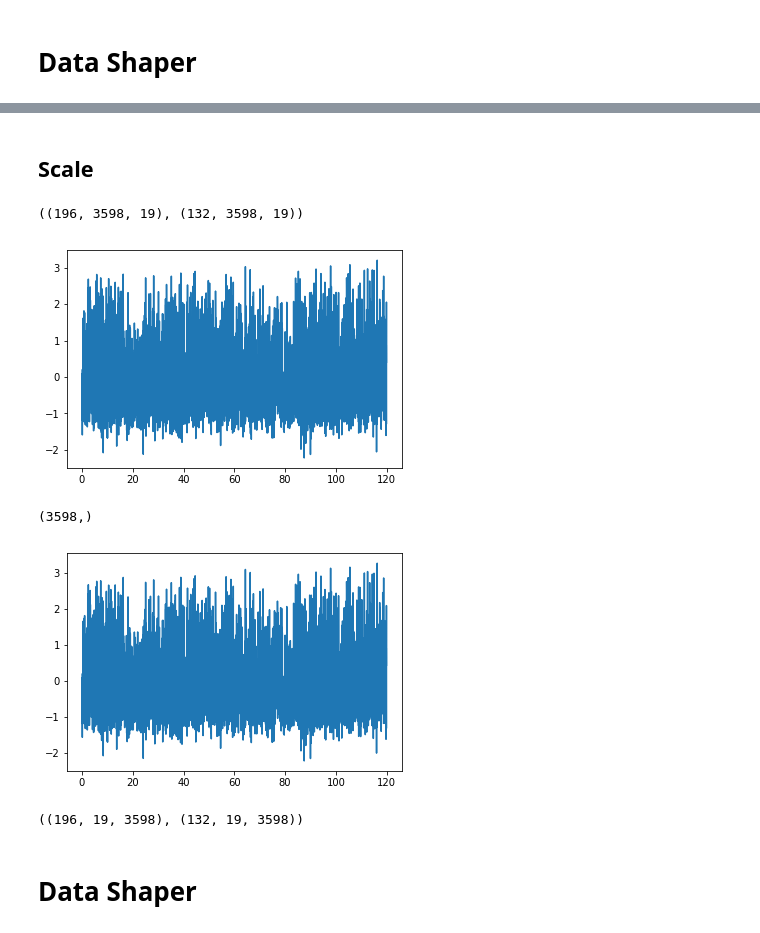
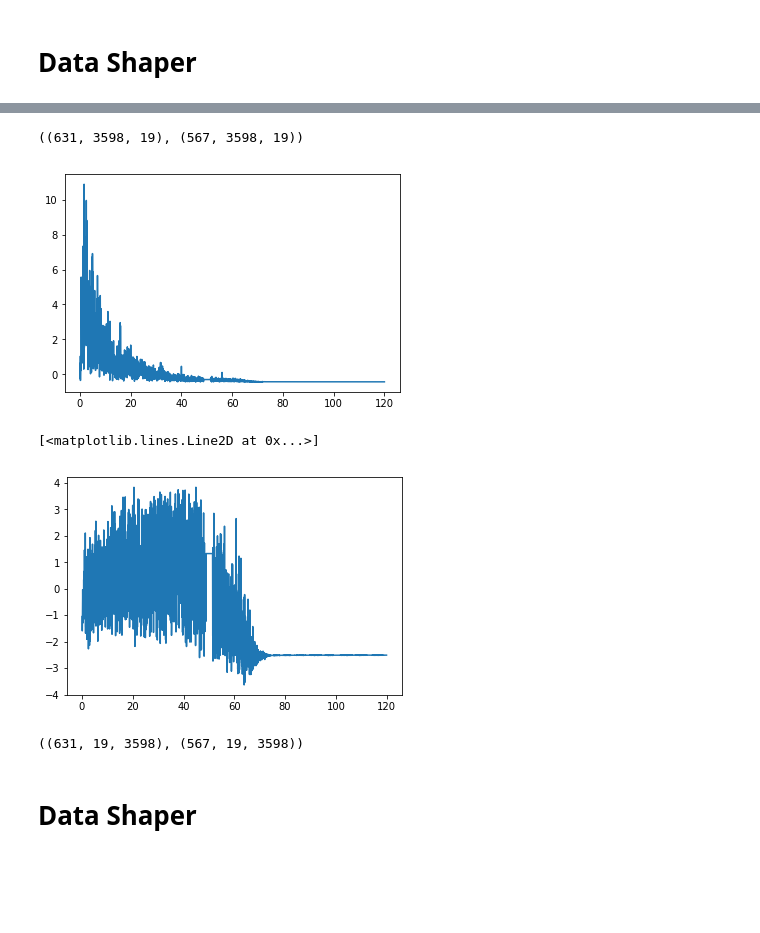
Before and after one commit to alifele/EEG-SelfResearch, a Jupyter notebook: colab_ANN_with_FFT.ipynb, the cells around one changed output, grey strips where cells are left out. Saved outputs shown, nothing was run; the diff lists cells and outputs as text; code cells hidden in the pictures; blank space fills up the shorter version.

```diff
--- a/colab_ANN_with_FFT.ipynb
+++ b/colab_ANN_with_FFT.ipynb
@@ -78,11 +118,19 @@ f_min = f[ind_min]
 print(f_min, f_max, ind_min, ind_max)
 
 
-sam_FT = np.abs(fft(data['D'][1][6]))
+sam_FT = np.abs(fft(data['D'][50][7]))
 
 # The 50 Htz noise elimination information
 
-noise = f[sam_FT == np.max(sam_FT[list(f<55) and list(f>45)])][0]
+f_45 = f>45
+f_55 = f<55
+f_bar = f<45
+
+for i in range(f.shape[0]):
+  f_bar[i] = f_45[i] and f_55[i]
+
+
+noise = f[sam_FT == np.max(sam_FT[f_bar])][0]
 noise_index = list(index[f==noise])[0] # in range 0, 512*30
 del_domain = 40
 del_range = [noise_index + i for i in range(-del_domain,del_domain)]
@@ -135,5 +189,3 @@ X, y = shuffle(Data, target)
-# %% [markdown]
-## Scale
 # %%
 FT_matrix_N = FT['N']
 FT_matrix_D = FT['D']
@@ -153,8 +205,8 @@ plt.plot(f,temp_D[3,:,4])
 
 temp_D.shape, temp_N.shape
 # %% [output]
-((196, 3598, 19), (132, 3598, 19))
+((631, 3598, 19), (567, 3598, 19))
-[figure, old version]
+[figure, new version]
 # %%
 for n in range(FT_matrix_N.shape[0]):
   FT_matrix_N[n]= scaler.fit_transform(temp_N[n].T)
@@ -162,15 +214,14 @@ for n in range(FT_matrix_N.shape[0]):
 for d in range(FT_matrix_D.shape[0]):
   FT_matrix_D[d]= scaler.fit_transform(temp_D[d].T)
 # %%
-plt.plot(f,FT_matrix_D[3,4])
-a[3,4].shape
+plt.plot(f,FT_matrix_D[8,8])
 # %% [output]
-(3598,)
+[<matplotlib.lines.Line2D at 0x...>]
-[figure, old version]
+[figure, new version]
 # %%
 FT_matrix_D.shape, FT_matrix_N.shape
 # %% [output]
-((196, 19, 3598), (132, 19, 3598))
+((631, 19, 3598), (567, 19, 3598))
 # %% [markdown]
 # Data Shaper
 # %%
```
Also changed, not shown: parts of 22 cells of this notebook.
